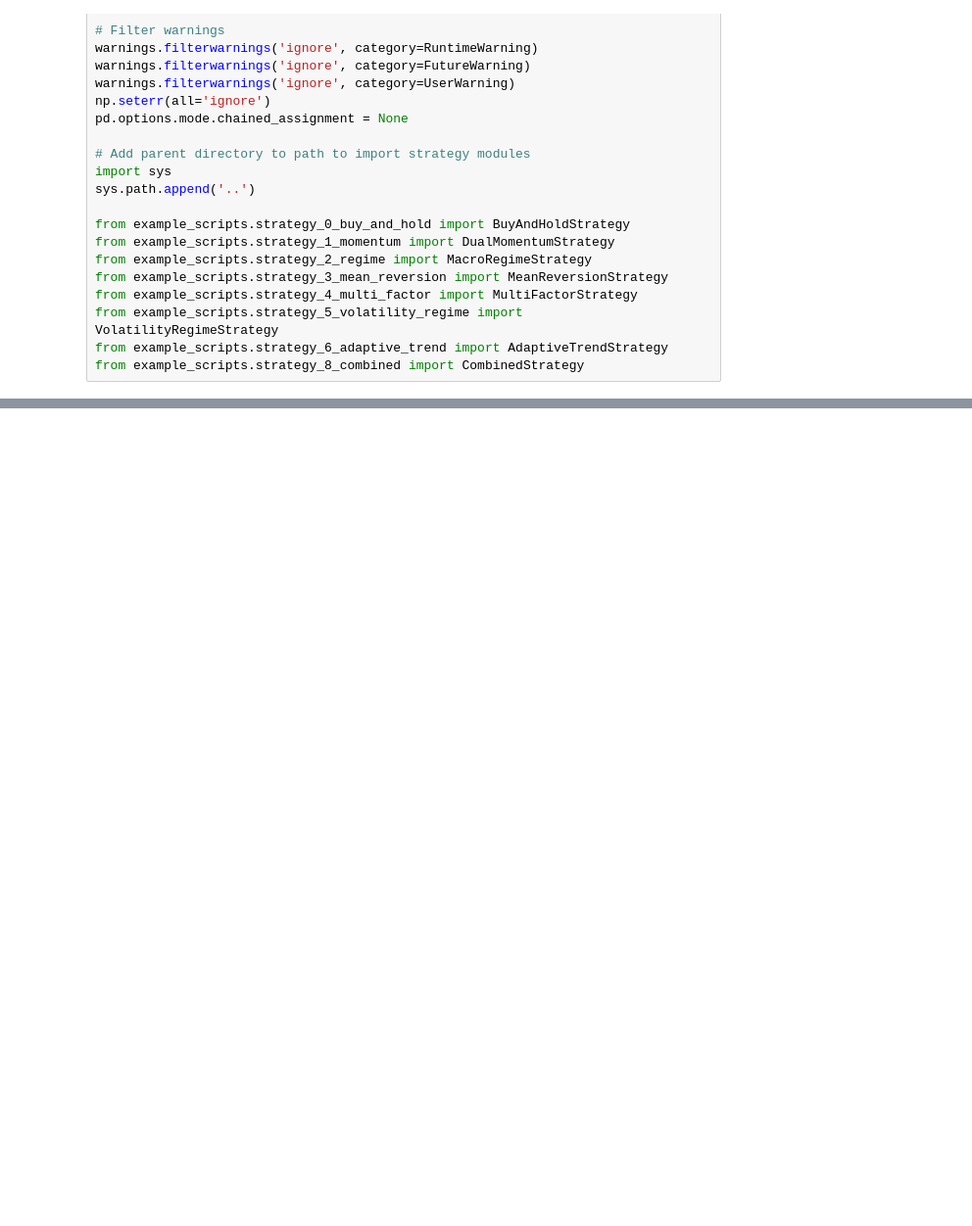
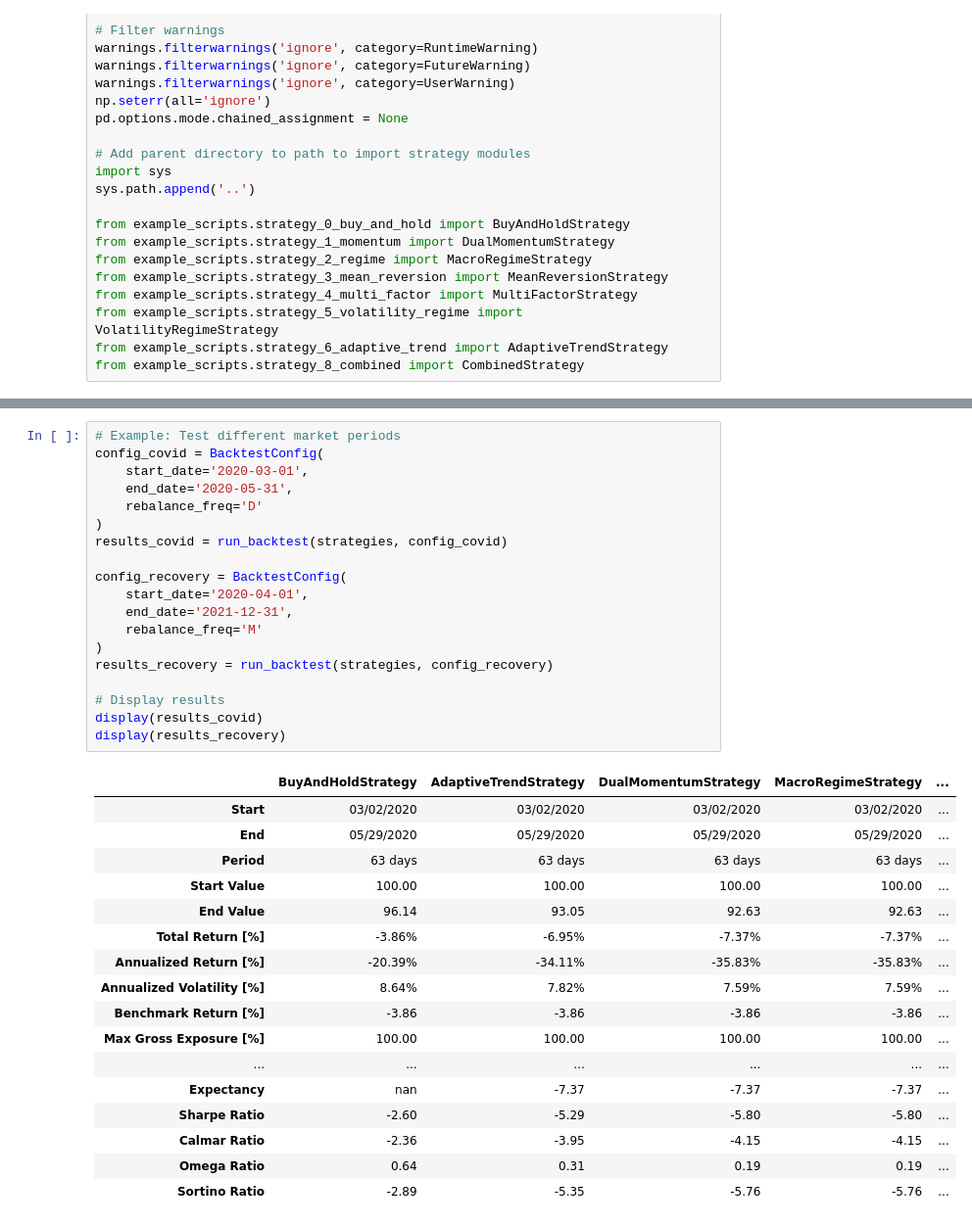
Before and after one commit to ewswlw/backtester, a Jupyter notebook: notebooks/vector_bt.ipynb, the cells around one changed output, grey strips where cells are left out. Shown: that part at 98% size. Saved outputs shown, nothing was run; the diff lists cells and outputs as text; blank space fills up the shorter version.

```diff
--- a/notebooks/vector_bt.ipynb
+++ b/notebooks/vector_bt.ipynb
@@ -245,0 +269,37 @@ display(results_2020)
+# %%
+# Example: Test different market periods
+config_covid = BacktestConfig(
+    start_date='2020-03-01',
+    end_date='2020-05-31',
+    rebalance_freq='D'
+)
+results_covid = run_backtest(strategies, config_covid)
+
+config_recovery = BacktestConfig(
+    start_date='2020-04-01',
+    end_date='2021-12-31',
+    rebalance_freq='M'
+)
+results_recovery = run_backtest(strategies, config_recovery)
+
+# Display results
+display(results_covid)
+display(results_recovery)
+# %% [output]
+|  | BuyAndHoldStrategy | AdaptiveTrendStrategy | DualMomentumStrategy | MacroRegimeStrategy | ... |
+| Start | 03/02/2020 | 03/02/2020 | 03/02/2020 | 03/02/2020 | ... |
+| End | 05/29/2020 | 05/29/2020 | 05/29/2020 | 05/29/2020 | ... |
+| Period | 63 days | 63 days | 63 days | 63 days | ... |
+| Start Value | 100.00 | 100.00 | 100.00 | 100.00 | ... |
+| End Value | 96.14 | 93.05 | 92.63 | 92.63 | ... |
+| Total Return [%] | -3.86% | -6.95% | -7.37% | -7.37% | ... |
+| Annualized Return [%] | -20.39% | -34.11% | -35.83% | -35.83% | ... |
+| Annualized Volatility [%] | 8.64% | 7.82% | 7.59% | 7.59% | ... |
+| Benchmark Return [%] | -3.86 | -3.86 | -3.86 | -3.86 | ... |
+| Max Gross Exposure [%] | 100.00 | 100.00 | 100.00 | 100.00 | ... |
+| ... | ... | ... | ... | ... | ... |
+| Expectancy | nan | -7.37 | -7.37 | -7.37 | ... |
+| Sharpe Ratio | -2.60 | -5.29 | -5.80 | -5.80 | ... |
+| Calmar Ratio | -2.36 | -3.95 | -4.15 | -4.15 | ... |
+| Omega Ratio | 0.64 | 0.31 | 0.19 | 0.19 | ... |
+| Sortino Ratio | -2.89 | -5.35 | -5.76 | -5.76 | ... |
```
Also changed, not shown: parts of 3 cells of this notebook, 4 other files.
